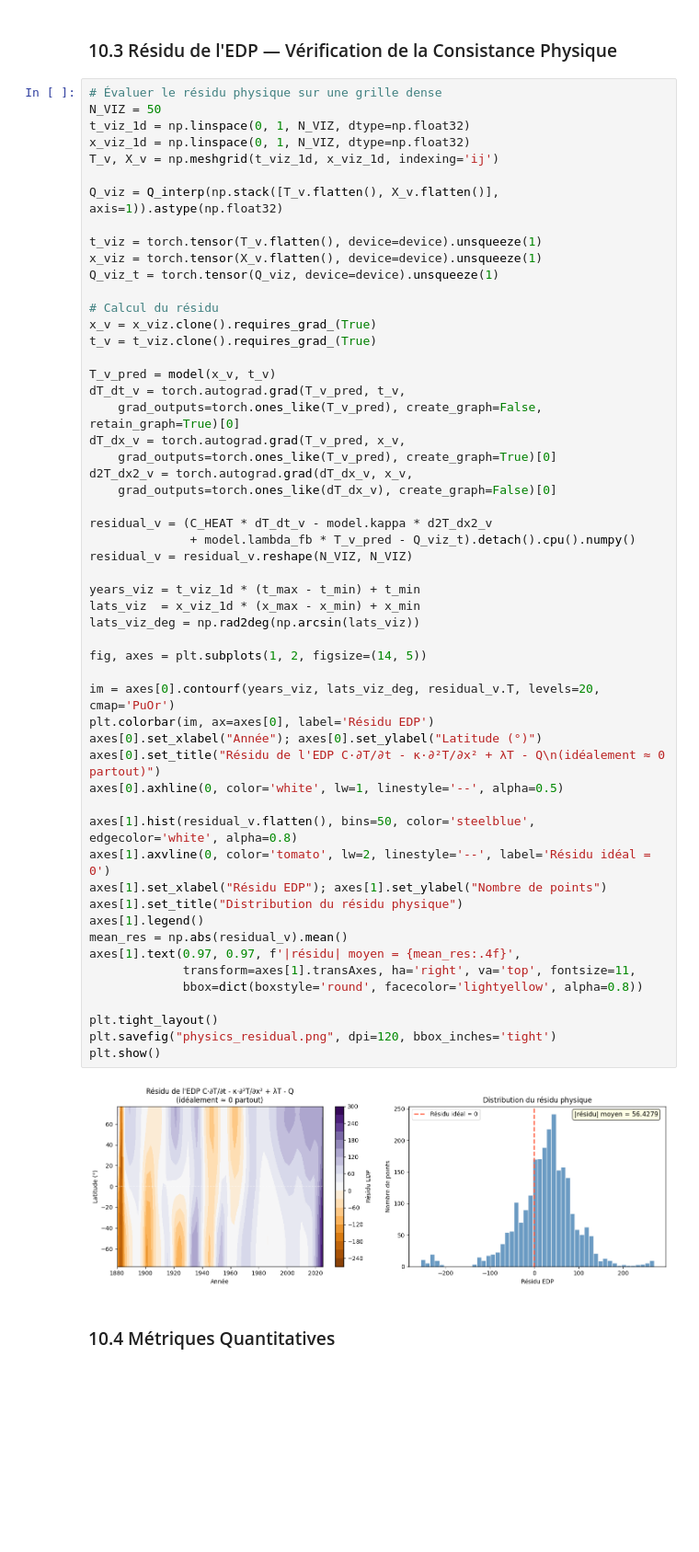
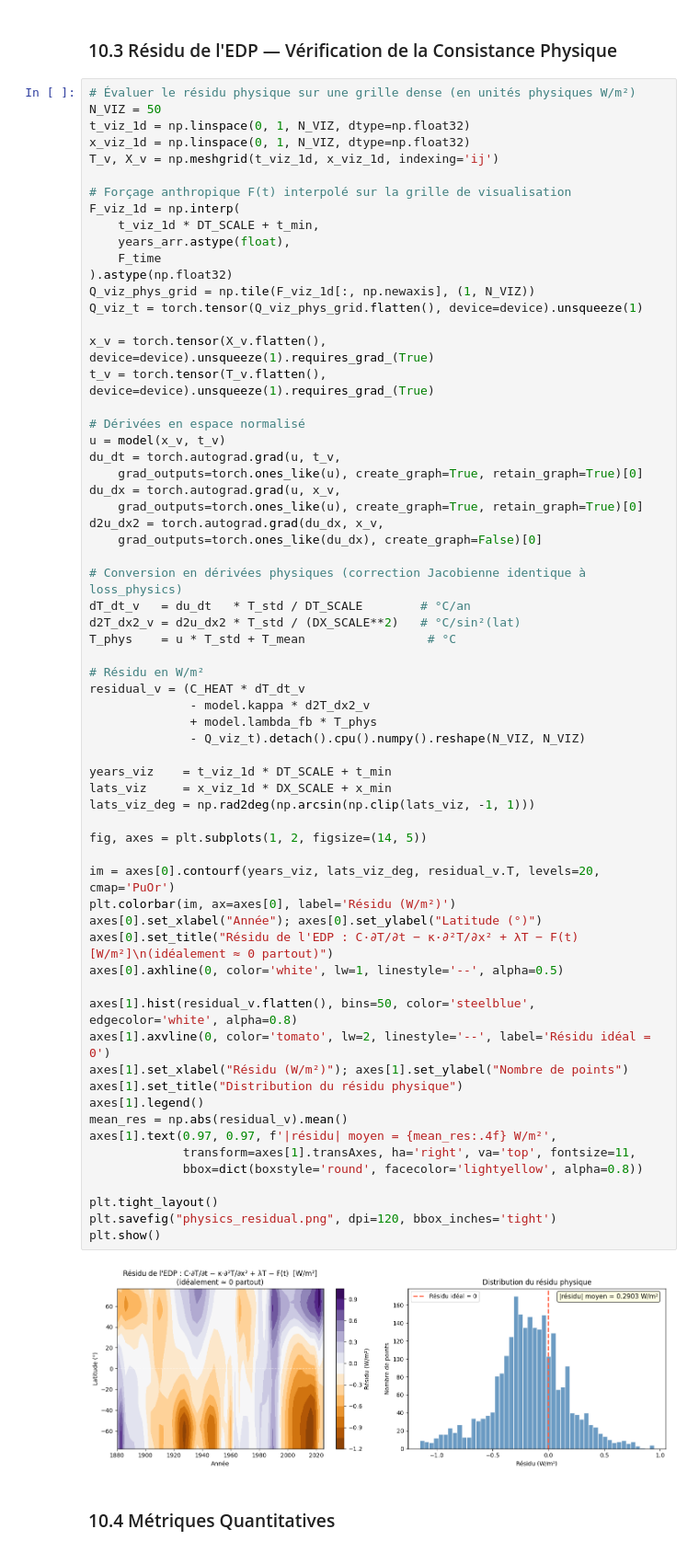
Before and after one commit to abdelhedy/climate-pinn-spatial, a Jupyter notebook: climate-pinn .ipynb, the cells around one changed output. Shown at 92% size. Drawn from its saved outputs; the diff is of its cells as text; blank space fills up the shorter version.

```diff
--- a/climate-pinn .ipynb
+++ b/climate-pinn .ipynb
@@ -822,61 +852,71 @@ plt.show()
 # %% [markdown]
 ### 10.3 Résidu de l'EDP — Vérification de la Consistance Physique
 # %%
-# Évaluer le résidu physique sur une grille dense
+# Évaluer le résidu physique sur une grille dense (en unités physiques W/m²)
 N_VIZ = 50
 t_viz_1d = np.linspace(0, 1, N_VIZ, dtype=np.float32)
 x_viz_1d = np.linspace(0, 1, N_VIZ, dtype=np.float32)
 T_v, X_v = np.meshgrid(t_viz_1d, x_viz_1d, indexing='ij')
 
-Q_viz = Q_interp(np.stack([T_v.flatten(), X_v.flatten()], axis=1)).astype(np.float32)
+# Forçage anthropique F(t) interpolé sur la grille de visualisation
+F_viz_1d = np.interp(
+    t_viz_1d * DT_SCALE + t_min,
+    years_arr.astype(float),
+    F_time
+).astype(np.float32)
+Q_viz_phys_grid = np.tile(F_viz_1d[:, np.newaxis], (1, N_VIZ))
+Q_viz_t = torch.tensor(Q_viz_phys_grid.flatten(), device=device).unsqueeze(1)
 
-t_viz = torch.tensor(T_v.flatten(), device=device).unsqueeze(1)
-x_viz = torch.tensor(X_v.flatten(), device=device).unsqueeze(1)
-Q_viz_t = torch.tensor(Q_viz, device=device).unsqueeze(1)
+x_v = torch.tensor(X_v.flatten(), device=device).unsqueeze(1).requires_grad_(True)
+t_v = torch.tensor(T_v.flatten(), device=device).unsqueeze(1).requires_grad_(True)
 
-# Calcul du résidu
-x_v = x_viz.clone().requires_grad_(True)
-t_v = t_viz.clone().requires_grad_(True)
+# Dérivées en espace normalisé
+u = model(x_v, t_v)
+du_dt = torch.autograd.grad(u, t_v,
+    grad_outputs=torch.ones_like(u), create_graph=True, retain_graph=True)[0]
+du_dx = torch.autograd.grad(u, x_v,
+    grad_outputs=torch.ones_like(u), create_graph=True, retain_graph=True)[0]
+d2u_dx2 = torch.autograd.grad(du_dx, x_v,
+    grad_outputs=torch.ones_like(du_dx), create_graph=False)[0]
 
-T_v_pred = model(x_v, t_v)
-dT_dt_v = torch.autograd.grad(T_v_pred, t_v,
-    grad_outputs=torch.ones_like(T_v_pred), create_graph=False, retain_graph=True)[0]
-dT_dx_v = torch.autograd.grad(T_v_pred, x_v,
-    grad_outputs=torch.ones_like(T_v_pred), create_graph=True)[0]
-d2T_dx2_v = torch.autograd.grad(dT_dx_v, x_v,
-    grad_outputs=torch.ones_like(dT_dx_v), create_graph=False)[0]
+# Conversion en dérivées physiques (correction Jacobienne identique à loss_physics)
+dT_dt_v   = du_dt   * T_std / DT_SCALE        # °C/an
+d2T_dx2_v = d2u_dx2 * T_std / (DX_SCALE**2)   # °C/sin²(lat)
+T_phys    = u * T_std + T_mean                 # °C
 
-residual_v = (C_HEAT * dT_dt_v - model.kappa * d2T_dx2_v
-              + model.lambda_fb * T_v_pred - Q_viz_t).detach().cpu().numpy()
-residual_v = residual_v.reshape(N_VIZ, N_VIZ)
+# Résidu en W/m²
+residual_v = (C_HEAT * dT_dt_v
+              - model.kappa * d2T_dx2_v
+              + model.lambda_fb * T_phys
+              - Q_viz_t).detach().cpu().numpy().reshape(N_VIZ, N_VIZ)
 
-years_viz = t_viz_1d * (t_max - t_min) + t_min
-lats_viz  = x_viz_1d * (x_max - x_min) + x_min
-lats_viz_deg = np.rad2deg(np.arcsin(lats_viz))
+years_viz    = t_viz_1d * DT_SCALE + t_min
+lats_viz     = x_viz_1d * DX_SCALE + x_min
+lats_viz_deg = np.rad2deg(np.arcsin(np.clip(lats_viz, -1, 1)))
 
 fig, axes = plt.subplots(1, 2, figsize=(14, 5))
 
 im = axes[0].contourf(years_viz, lats_viz_deg, residual_v.T, levels=20, cmap='PuOr')
-plt.colorbar(im, ax=axes[0], label='Résidu EDP')
+plt.colorbar(im, ax=axes[0], label='Résidu (W/m²)')
 axes[0].set_xlabel("Année"); axes[0].set_ylabel("Latitude (°)")
-axes[0].set_title("Résidu de l'EDP C·∂T/∂t - κ·∂²T/∂x² + λT - Q\n(idéalement ≈ 0 partout)")
+axes[0].set_title("Résidu de l'EDP : C·∂T/∂t − κ·∂²T/∂x² + λT − F(t)  [W/m²]\n(idéalement ≈ 0 partout)")
 axes[0].axhline(0, color='white', lw=1, linestyle='--', alpha=0.5)
 
 axes[1].hist(residual_v.flatten(), bins=50, color='steelblue', edgecolor='white', alpha=0.8)
 axes[1].axvline(0, color='tomato', lw=2, linestyle='--', label='Résidu idéal = 0')
-axes[1].set_xlabel("Résidu EDP"); axes[1].set_ylabel("Nombre de points")
+axes[1].set_xlabel("Résidu (W/m²)"); axes[1].set_ylabel("Nombre de points")
 axes[1].set_title("Distribution du résidu physique")
 axes[1].legend()
 mean_res = np.abs(residual_v).mean()
-axes[1].text(0.97, 0.97, f'|résidu| moyen = {mean_res:.4f}',
+axes[1].text(0.97, 0.97, f'|résidu| moyen = {mean_res:.4f} W/m²',
              transform=axes[1].transAxes, ha='right', va='top', fontsize=11,
              bbox=dict(boxstyle='round', facecolor='lightyellow', alpha=0.8))
 
 plt.tight_layout()
 plt.savefig("physics_residual.png", dpi=120, bbox_inches='tight')
 plt.show()
 # %% [output]
-[figure, old version]
+[figure, new version]
 # %% [markdown]
 ### 10.4 Métriques Quantitatives
 # %%
```
Also changed, not shown: parts of 7 cells of this notebook.
